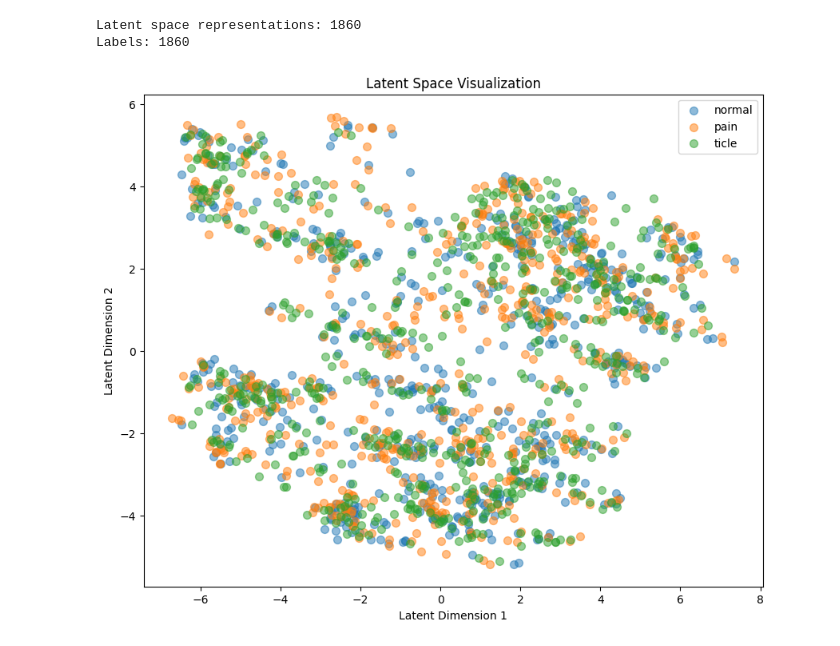
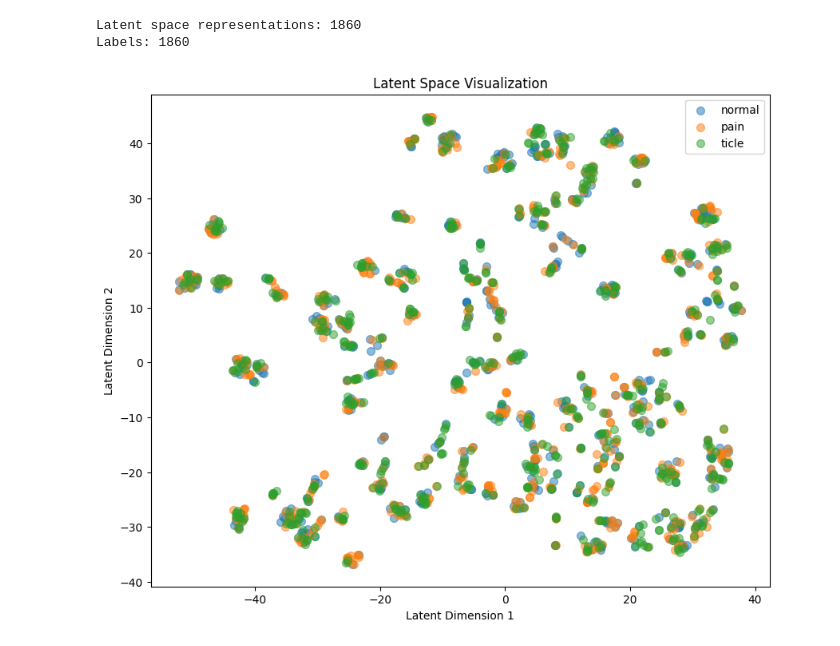
Before and after one commit to sorenorm/facemap_MouseLand, a Jupyter notebook: autoencoder.ipynb, the cells around one changed output. Saved outputs shown, nothing was run; the diff lists cells and outputs as text; code cells hidden in the pictures.

```diff
--- a/autoencoder.ipynb
+++ b/autoencoder.ipynb
@@ -193,9 +5,9 @@ from PIL import Image
 from sklearn.model_selection import train_test_split
 
 # Paths to your folders
-path_normal = "C:\\Users\\soren\\Documents\\anna\\Tanaka_et_al_2023\\normal"
-path_pain = "C:\\Users\\soren\\Documents\\anna\\Tanaka_et_al_2023\\pain"
-path_tickle = "C:\\Users\\soren\\Documents\\anna\\Tanaka_et_al_2023\\tickle"
+path_normal = "C:\\Users\\allodilab\Documents\\autoencoder_test\Tanaka_et_al_2023\\normal"
+path_pain = "C:\\Users\\allodilab\Documents\\autoencoder_test\Tanaka_et_al_2023\\pain"
+path_tickle = "C:\\Users\\allodilab\Documents\\autoencoder_test\Tanaka_et_al_2023\\tickle"
 
 def load_and_preprocess_images(folder, image_size=(224, 224)):
     images = []
@@ -270,10 +88,10 @@ Model: "functional_3"
 # Train the autoencoder
 history = autoencoder.fit(
     train_images, train_images,
-    epochs=50,
-    batch_size=64,
-    shuffle=True,
-    validation_data=(test_images, test_images)
+    epochs = 20,
+    batch_size = 64,
+    shuffle = True,
+    validation_data = (test_images, test_images)
 )
 
 # Save the model
@@ -375,16 +218,35 @@ print(f"Labels: {len(test_labels)}")  # Number of labels
 Latent space representations: 1860
 Labels: 1860
 # %%
+from sklearn.decomposition import PCA
+from sklearn.manifold import TSNE
+import matplotlib.pyplot as plt
+import umap.umap_ as umap
+
+# Reduce dimensionality to 2D using PCA or t-SNE
+#pca = PCA(n_components=2)
+#latent_2d = pca.fit_transform(test_latent.reshape(len(test_latent), -1))  # Flatten latent space
+
+# Optionally use t-SNE
+tsne = TSNE(n_components=2, random_state=42, perplexity=40)
+latent_2d = tsne.fit_transform(test_latent.reshape(len(test_latent), -1))
+
+
+# Reduce dimensionality to 2D using UMAP
+#umap_reducer = umap.UMAP(n_components=2, n_neighbors=200, min_dist=0.0, random_state=42)
+#latent_2d = umap_reducer.fit_transform(test_latent.reshape(len(test_latent), -1))
+
+
 # Plot the 2D latent space
 plt.figure(figsize=(10, 8))
 for stimulus, color in zip(["normal", "pain", "ticle"], ['blue', 'red', 'green']):
     indices = [i for i, label in enumerate(test_labels) if label == stimulus]
     plt.scatter(latent_2d[indices, 0], latent_2d[indices, 1], label=stimulus, alpha=0.5, s=50)
 
 plt.legend()
 plt.title("Latent Space Visualization")
 plt.xlabel("Latent Dimension 1")
 plt.ylabel("Latent Dimension 2")
 plt.show()
 # %% [output]
-[figure, old version]
+[figure, new version]
```
Also changed, not shown: parts of 14 cells of this notebook.
